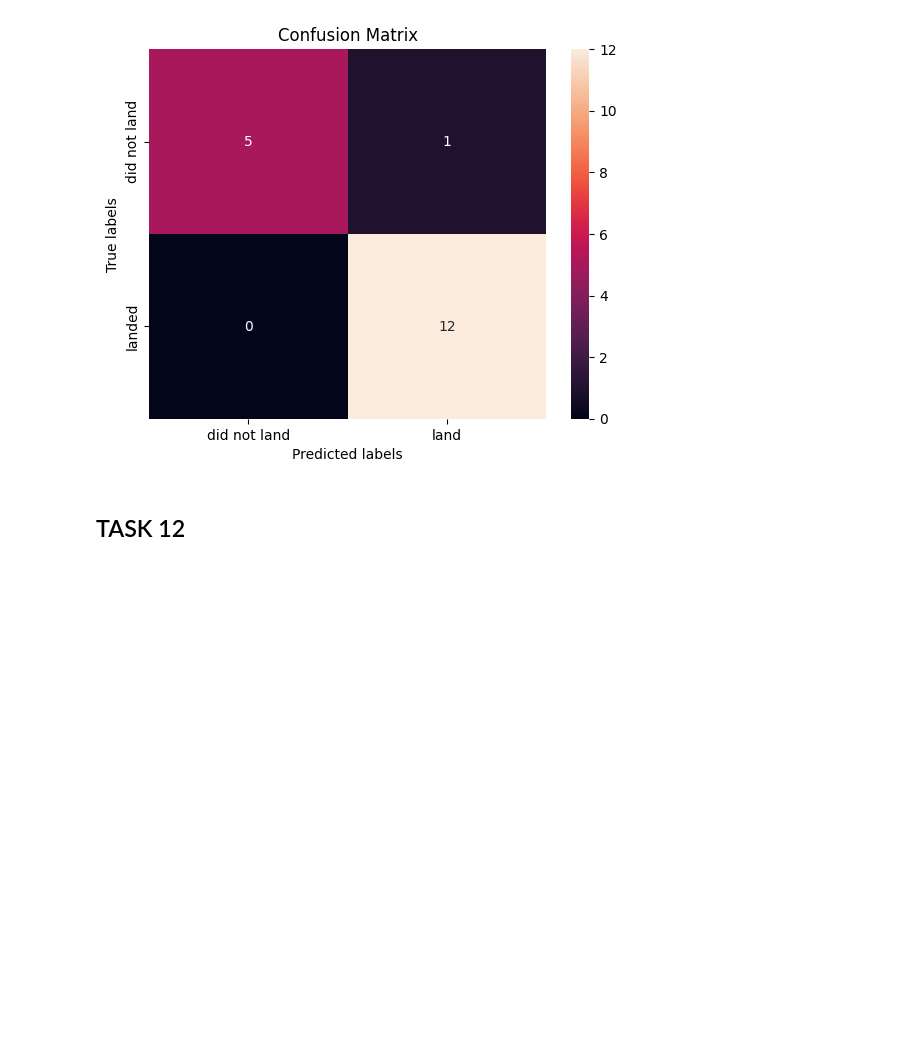
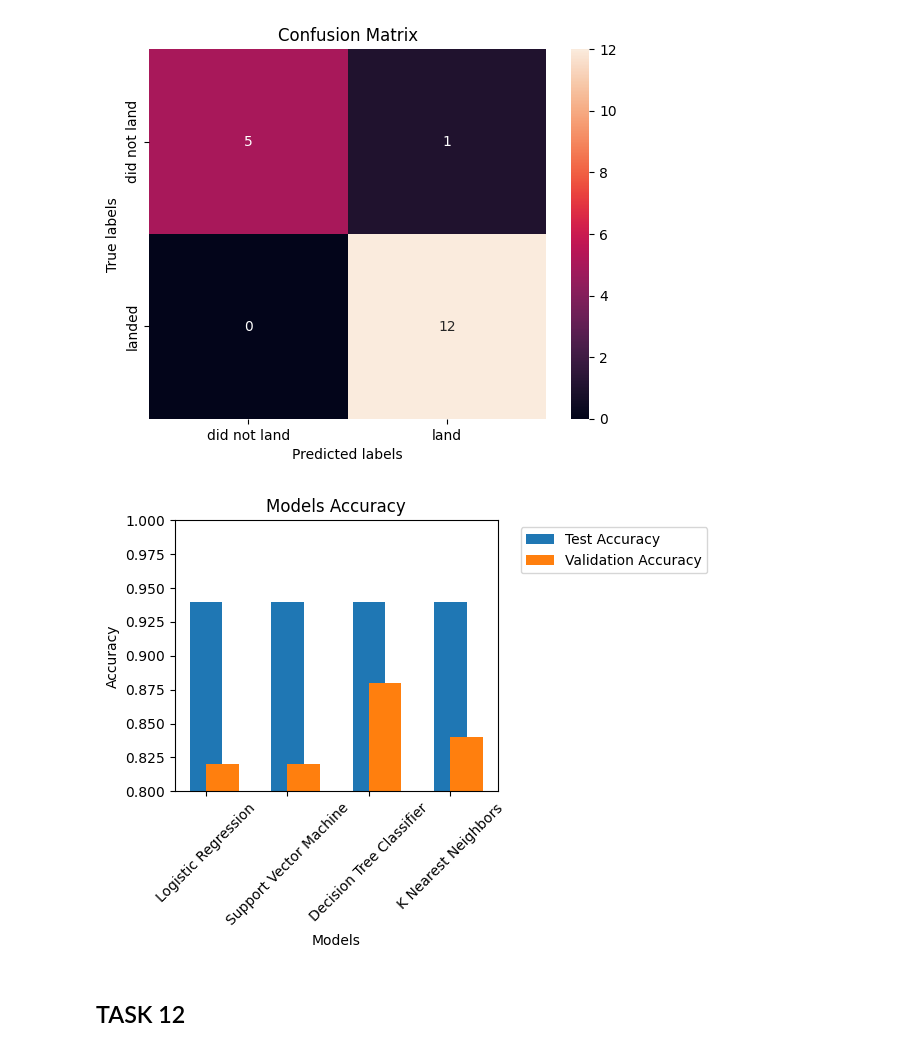
Before and after one commit to franss40/spacex, a Jupyter notebook: machine-learning.ipynb, the cells around one changed output. Cells and saved outputs as stored; diff of their text form; code cells hidden in the pictures; blank space fills up the shorter version.

Commit message:
add files machine-learning

```diff
--- a/machine-learning.ipynb
+++ b/machine-learning.ipynb
@@ -376,6 +368,38 @@ yhat = knn_cv.predict(X_test)
 plot_confusion_matrix(Y_test,yhat)
 # %% [output]
 [figure]
+# %%
+# Model names
+models = ['Logistic Regression', 'Support Vector Machine', 'Decision Tree Classifier', 'K Nearest Neighbors']
+
+# Accuracy of the models on the test set
+accuracy_test = [0.94, 0.94, 0.94, 0.94]
+
+# Accuracy of the models on cross-validation (best_score_)
+accuracy_val = [0.82, 0.82, 0.88, 0.84]
+
+# Create the bar chart
+x = range(len(models))
+plt.bar(x, accuracy_test, width=0.4, label='Test Accuracy', align='center')
+plt.bar(x, accuracy_val, width=0.4, label='Validation Accuracy', align='edge')
+
+# Add labels and title
+plt.xlabel('Models')
+plt.ylabel('Accuracy')
+plt.title('Models Accuracy')
+plt.xticks(x, models, rotation=45)
+
+# Adjust y-axis limits to enhance visual differences
+plt.ylim(0.8, 1.0)
+
+# Place the legend outside the plot
+plt.legend(bbox_to_anchor=(1.05, 1), loc='upper left')
+
+# Show the chart
+plt.tight_layout()
+plt.show()
+# %% [output]
+[figure, added]
 # %% [markdown]
 ## TASK  12
 # %% [markdown]
```
Also changed, not shown: parts of 5 cells of this notebook.
